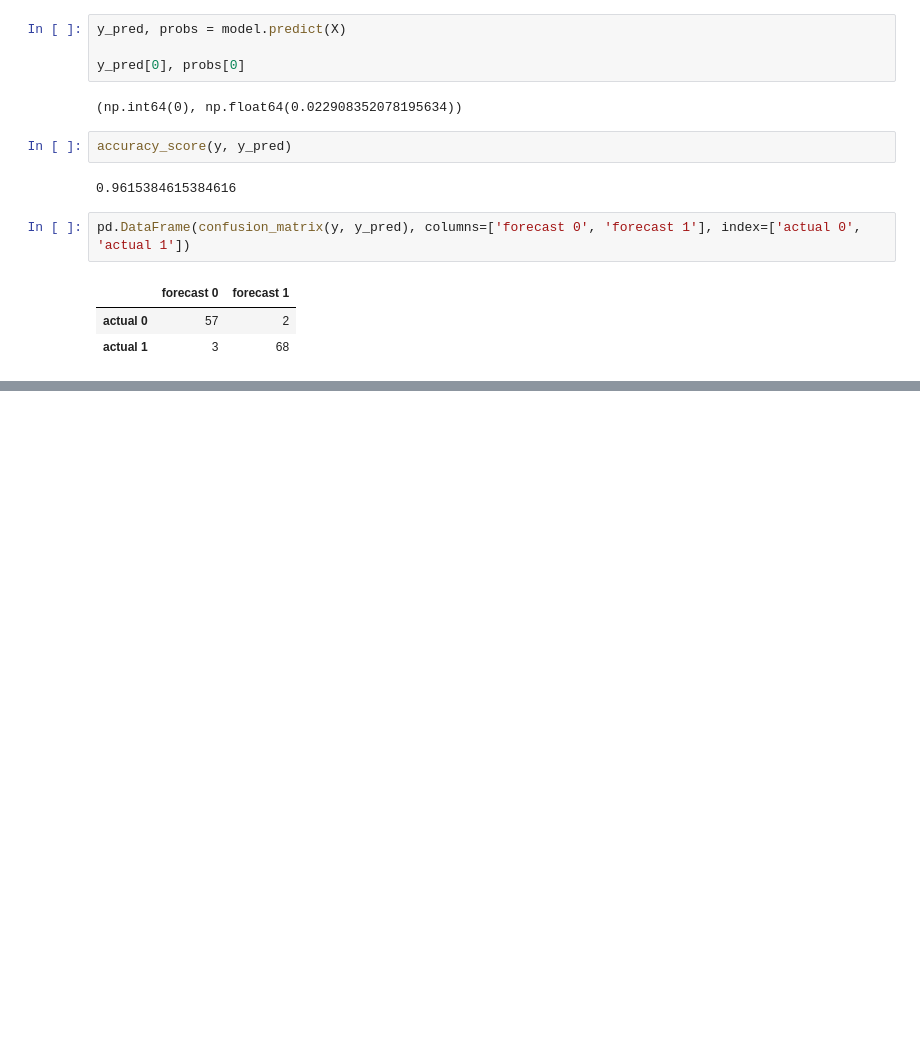
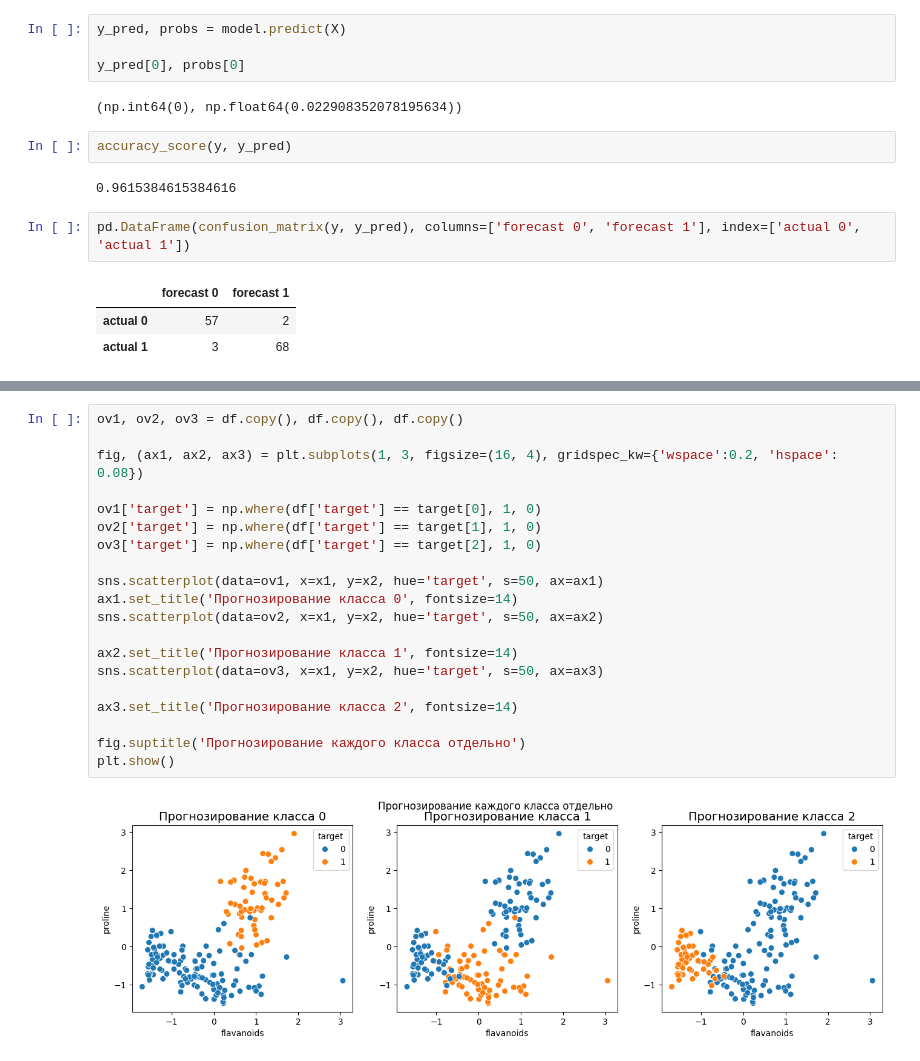
Before and after one commit to AlexeyTri/MLScratch, a Jupyter notebook: Logistic_Regression.ipynb, the cells around one changed output, grey strips where cells are left out. Drawn from its saved outputs; the diff is of its cells as text; blank space fills up the shorter version.

```diff
--- a/Logistic_Regression.ipynb
+++ b/Logistic_Regression.ipynb
@@ -412,0 +658,22 @@ pd.DataFrame(confusion_matrix(y, y_pred), columns=['forecast 0', 'forecast 1'],
+# %%
+ov1, ov2, ov3 = df.copy(), df.copy(), df.copy()
+
+fig, (ax1, ax2, ax3) = plt.subplots(1, 3, figsize=(16, 4), gridspec_kw={'wspace':0.2, 'hspace': 0.08})
+
+ov1['target'] = np.where(df['target'] == target[0], 1, 0)
+ov2['target'] = np.where(df['target'] == target[1], 1, 0)
+ov3['target'] = np.where(df['target'] == target[2], 1, 0)
+
+sns.scatterplot(data=ov1, x=x1, y=x2, hue='target', s=50, ax=ax1)
+ax1.set_title('Прогнозирование класса 0', fontsize=14)
+sns.scatterplot(data=ov2, x=x1, y=x2, hue='target', s=50, ax=ax2)
+
+ax2.set_title('Прогнозирование класса 1', fontsize=14)
+sns.scatterplot(data=ov3, x=x1, y=x2, hue='target', s=50, ax=ax3)
+
+ax3.set_title('Прогнозирование класса 2', fontsize=14)
+
+fig.suptitle('Прогнозирование каждого класса отдельно')
+plt.show()
+# %% [output]
+[figure, added]
```
Also changed, not shown: parts of 37 cells of this notebook.
